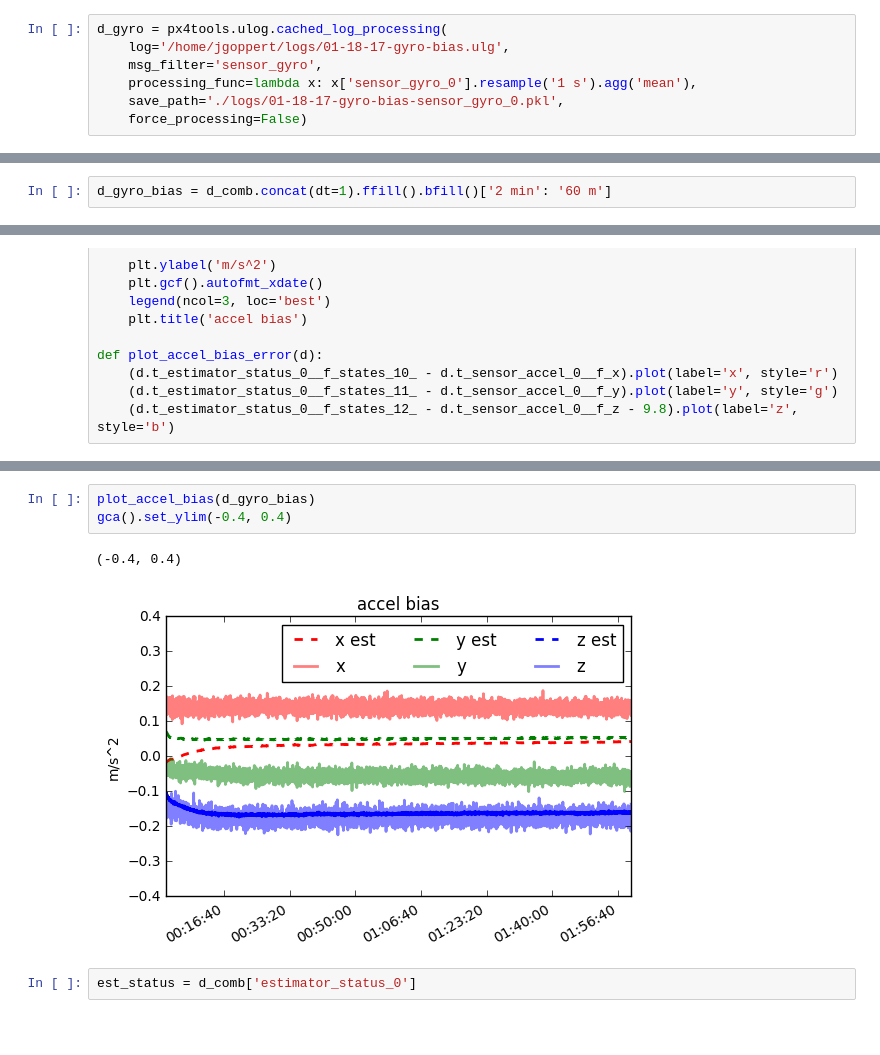
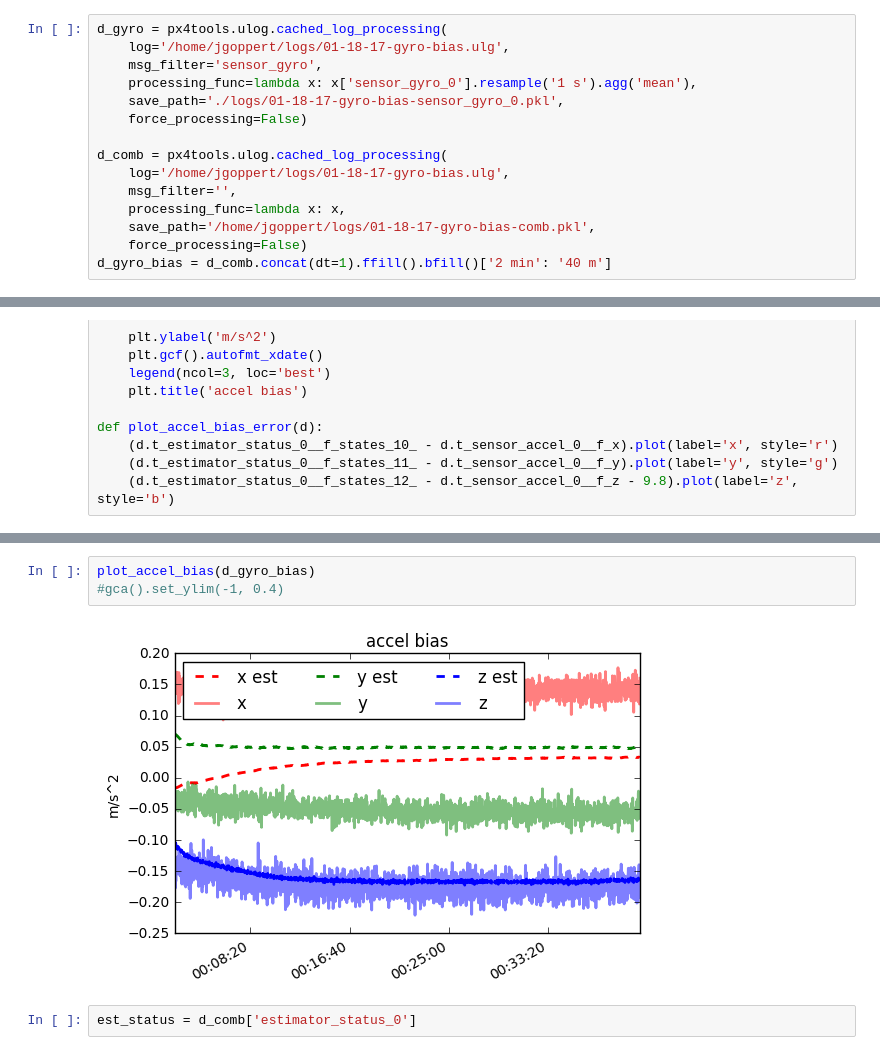
Before and after one commit to jgoppert/iekf_analysis, a Jupyter notebook: Gyro bias analysis.ipynb, the cells around one changed output, grey strips where cells are left out. Saved outputs shown, nothing was run; the diff lists cells and outputs as text; blank space fills up the shorter version.

```diff
--- a/Gyro bias analysis.ipynb
+++ b/Gyro bias analysis.ipynb
@@ -32,3 +30,11 @@ d_gyro = px4tools.ulog.cached_log_processing(
     processing_func=lambda x: x['sensor_gyro_0'].resample('1 s').agg('mean'),
     save_path='./logs/01-18-17-gyro-bias-sensor_gyro_0.pkl',
     force_processing=False)
+
+d_comb = px4tools.ulog.cached_log_processing(
+    log='/home/jgoppert/logs/01-18-17-gyro-bias.ulg',
+    msg_filter='',
+    processing_func=lambda x: x,
+    save_path='/home/jgoppert/logs/01-18-17-gyro-bias-comb.pkl',
+    force_processing=False)
+d_gyro_bias = d_comb.concat(dt=1).ffill().bfill()['2 min': '40 m']
@@ -49,5 +56,3 @@ d_comb = px4tools.ulog.cached_log_processing(
-# %%
-d_gyro_bias = d_comb.concat(dt=1).ffill().bfill()['2 min': '60 m']
 # %%
 def plot_gyro_bias(d):
     for i, axis, color in zip([7, 8, 9], ['x', 'y', 'z'], ['r', 'g', 'b']):
@@ -101,9 +123,8 @@ gca().set_ylim(-0.02, 0.02)
 # %%
 plot_accel_bias(d_gyro_bias)
-gca().set_ylim(-0.4, 0.4)
+#gca().set_ylim(-1, 0.4)
 # %% [output]
-(-0.4, 0.4)
-[figure, old version]
+[figure, new version]
 # %%
 est_status = d_comb['estimator_status_0']
 # %%
```
Also changed, not shown: parts of 7 cells of this notebook, 2 other files.
